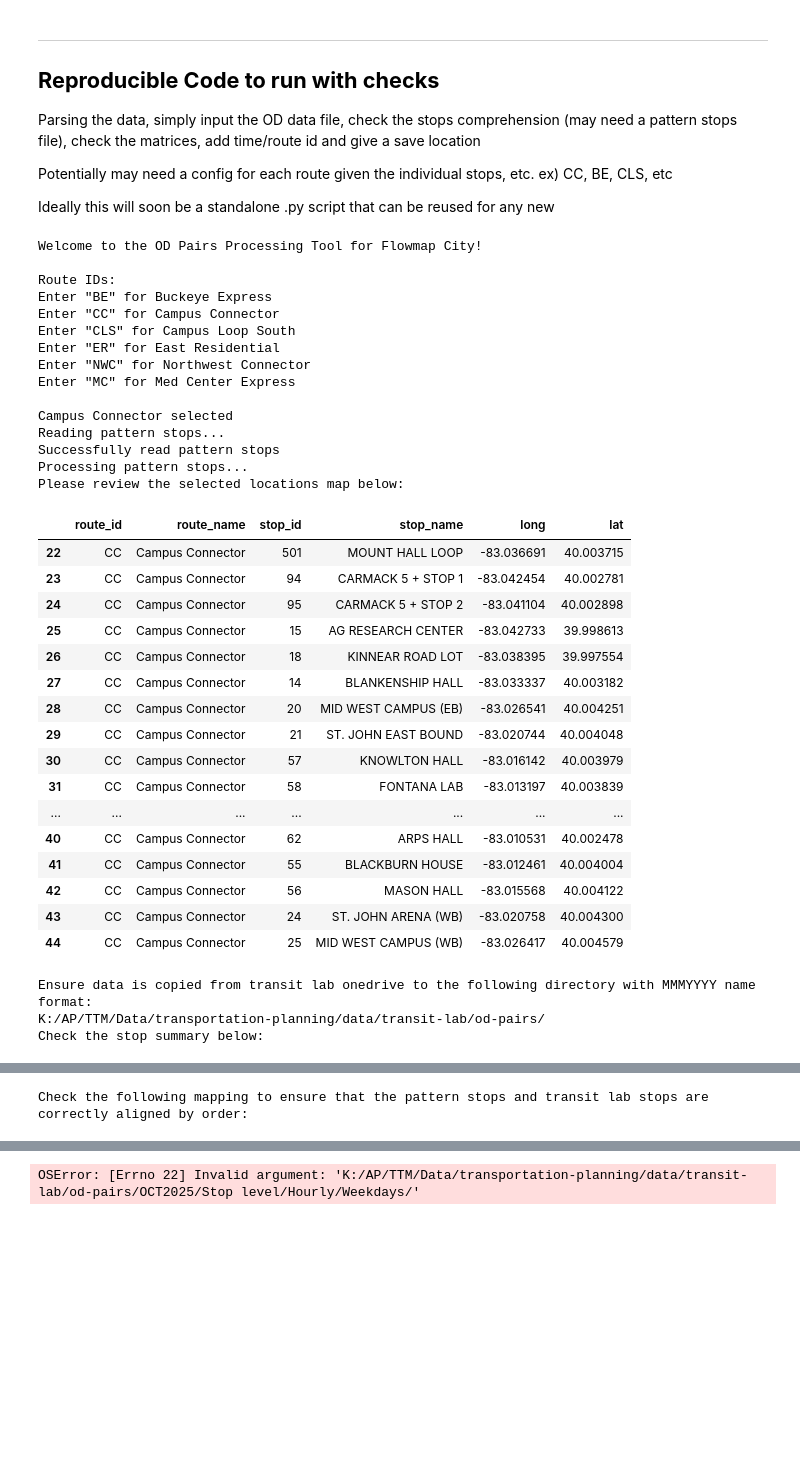
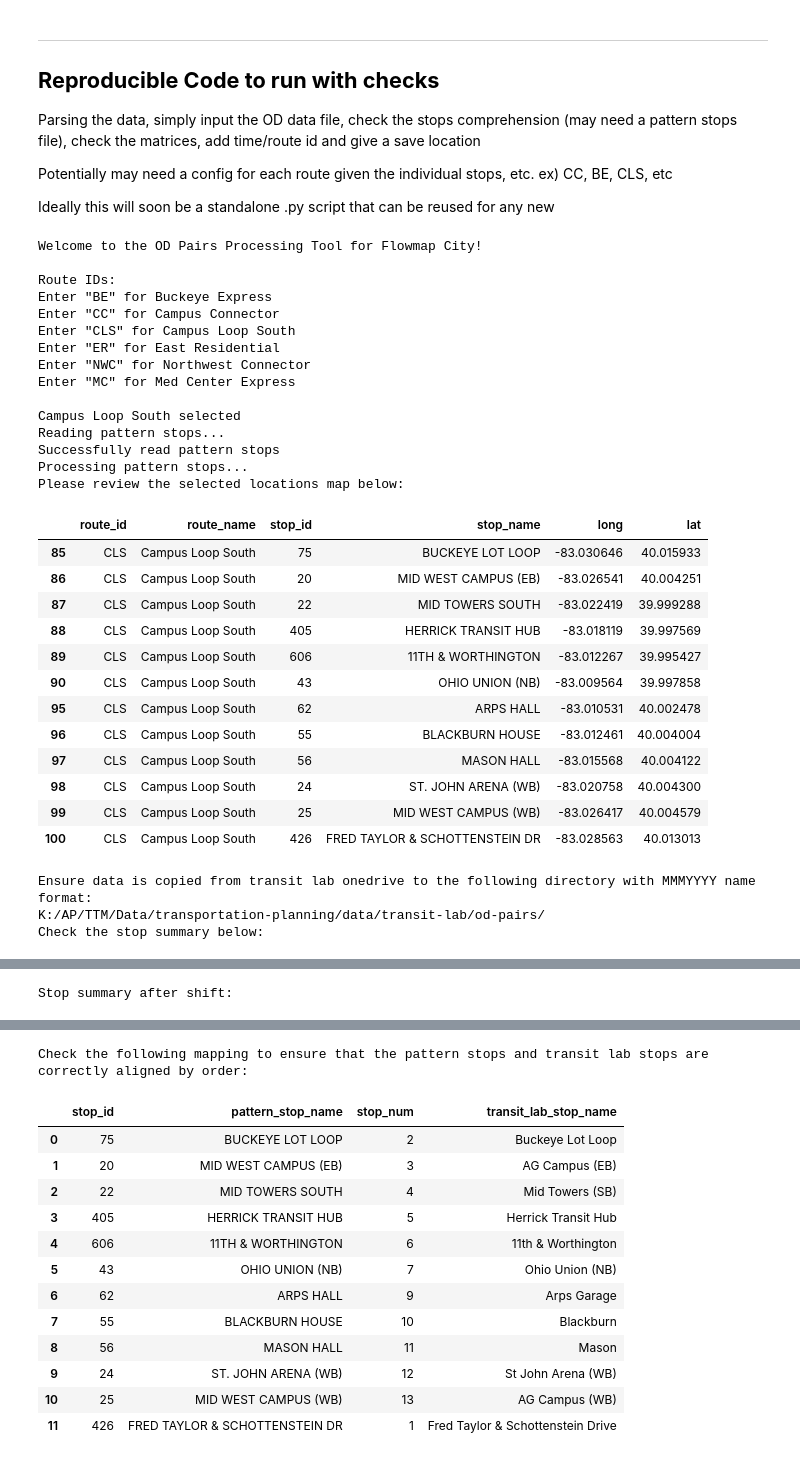
Before and after one commit to morgan1461/transportation-planning, a Jupyter notebook: od_pairs.ipynb, the cells around one changed output, grey strips where cells are left out. Cells and saved outputs as stored; diff of their text form; code cells hidden in the pictures; blank space fills up the shorter version.

Commit message:
add a check where the top index can be shifted depending on the route and order after stop deletion

```diff
--- a/od_pairs.ipynb
+++ b/od_pairs.ipynb
@@ -812,6 +812,17 @@ removal = int(input("Enter the stop_num of any stops that should be removed: "))
 weekday_stop_summary = weekday_stop_summary[weekday_stop_summary['stop_num'] != removal]
 # print('Updated stop summary after removal: ')
 # display(weekday_stop_summary)
+weekday_stop_summary = weekday_stop_summary.reset_index(drop=True)
+
+# shift rows up so a stop currently at a lower index can be bumped to index 0
+# e.g. entering 1 moves the row at index 1 to index 0, and index 0 wraps to the bottom
+shift = int(input("Enter number of positions to shift rows up (0 for no shift): ") or 0)
+if shift:
+    weekday_stop_summary = pd.concat(
+        [weekday_stop_summary.iloc[shift:], weekday_stop_summary.iloc[:shift]]
+    ).reset_index(drop=True)
+print('Stop summary after shift: ')
+display(weekday_stop_summary)
 
 # line up both pattern stops and the weekday stop summary in order in one df
 route_locations_ordered = selected_locations_map.reset_index(drop=True).copy()
@@ -864,51 +875,47 @@ for sheet_name in hourly_sheets:
     # sum carryover rows/cols into their normalized stop number so each stop appears once
     od_matrix = od_matrix.groupby(level=0).sum()
     od_matrix = od_matrix.T.groupby(level=0).sum().T
 
     sheet_long = od_matrix_to_long(od_matrix)
     sheet_long['origin_id'] = sheet_long['origin_id'].astype(str)
     sheet_long['destination_id'] = sheet_long['destination_id'].astype(str)
     sheet_long = sheet_long.groupby(['origin_id', 'destination_id'], as_index=False)['volume'].sum()
     sheet_long['time'] = sheet_name_to_time(sheet_name)
-    sheet_long['route_id'] = 'CC'
+    sheet_long['route_id'] = route_id
 
     hourly_long_frames.append(sheet_long)
 
 hourly_long_df = pd.concat(hourly_long_frames, ignore_index=True)
 hourly_long_df
 # %% [output]
 Welcome to the OD Pairs Processing Tool for Flowmap City!
 
 Route IDs:
 Enter "BE" for Buckeye Express
 Enter "CC" for Campus Connector
 Enter "CLS" for Campus Loop South
 Enter "ER" for East Residential
 Enter "NWC" for Northwest Connector
 Enter "MC" for Med Center Express
 
-Campus Connector selected
+Campus Loop South selected
 Reading pattern stops...
 Successfully read pattern stops
 Processing pattern stops...
 Please review the selected locations map below:
 |  | route_id | route_name | stop_id | stop_name | long | lat |
-| 22 | CC | Campus Connector | 501 | MOUNT HALL LOOP | -83.036691 | 40.003715 |
-| 23 | CC | Campus Connector | 94 | CARMACK 5 + STOP 1 | -83.042454 | 40.002781 |
-| 24 | CC | Campus Connector | 95 | CARMACK 5 + STOP 2 | -83.041104 | 40.002898 |
-| 25 | CC | Campus Connector | 15 | AG RESEARCH CENTER | -83.042733 | 39.998613 |
-| 26 | CC | Campus Connector | 18 | KINNEAR ROAD LOT | -83.038395 | 39.997554 |
-| 27 | CC | Campus Connector | 14 | BLANKENSHIP HALL | -83.033337 | 40.003182 |
-| 28 | CC | Campus Connector | 20 | MID WEST CAMPUS (EB) | -83.026541 | 40.004251 |
-| 29 | CC | Campus Connector | 21 | ST. JOHN EAST BOUND | -83.020744 | 40.004048 |
-| 30 | CC | Campus Connector | 57 | KNOWLTON HALL | -83.016142 | 40.003979 |
-| 31 | CC | Campus Connector | 58 | FONTANA LAB | -83.013197 | 40.003839 |
-| ... | ... | ... | ... | ... | ... | ... |
-| 40 | CC | Campus Connector | 62 | ARPS HALL | -83.010531 | 40.002478 |
-| 41 | CC | Campus Connector | 55 | BLACKBURN HOUSE | -83.012461 | 40.004004 |
-| 42 | CC | Campus Connector | 56 | MASON HALL | -83.015568 | 40.004122 |
-| 43 | CC | Campus Connector | 24 | ST. JOHN ARENA (WB) | -83.020758 | 40.004300 |
-| 44 | CC | Campus Connector | 25 | MID WEST CAMPUS (WB) | -83.026417 | 40.004579 |
+| 85 | CLS | Campus Loop South | 75 | BUCKEYE LOT LOOP | -83.030646 | 40.015933 |
+| 86 | CLS | Campus Loop South | 20 | MID WEST CAMPUS (EB) | -83.026541 | 40.004251 |
+| 87 | CLS | Campus Loop South | 22 | MID TOWERS SOUTH | -83.022419 | 39.999288 |
+| 88 | CLS | Campus Loop South | 405 | HERRICK TRANSIT HUB | -83.018119 | 39.997569 |
+| 89 | CLS | Campus Loop South | 606 | 11TH & WORTHINGTON | -83.012267 | 39.995427 |
+| 90 | CLS | Campus Loop South | 43 | OHIO UNION (NB) | -83.009564 | 39.997858 |
+| 95 | CLS | Campus Loop South | 62 | ARPS HALL | -83.010531 | 40.002478 |
+| 96 | CLS | Campus Loop South | 55 | BLACKBURN HOUSE | -83.012461 | 40.004004 |
+| 97 | CLS | Campus Loop South | 56 | MASON HALL | -83.015568 | 40.004122 |
+| 98 | CLS | Campus Loop South | 24 | ST. JOHN ARENA (WB) | -83.020758 | 40.004300 |
+| 99 | CLS | Campus Loop South | 25 | MID WEST CAMPUS (WB) | -83.026417 | 40.004579 |
+| 100 | CLS | Campus Loop South | 426 | FRED TAYLOR & SCHOTTENSTEIN DR | -83.028563 | 40.013013 |
 Ensure data is copied from transit lab onedrive to the following directory with MMMYYYY name format:
 K:/AP/TTM/Data/transportation-planning/data/transit-lab/od-pairs/
 Check the stop summary below:
@@ -932 +936 @@ Check the stop summary below:
-Check the following mapping to ensure that the pattern stops and transit lab stops are correctly aligned by order:
+Stop summary after shift:
@@ -950 +950,14 @@ Check the following mapping to ensure that the pattern stops and transit lab sto
-OSError: [Errno 22] Invalid argument: 'K:/AP/TTM/Data/transportation-planning/data/transit-lab/od-pairs/OCT2025/Stop level/Hourly/Weekdays/'
+Check the following mapping to ensure that the pattern stops and transit lab stops are correctly aligned by order:
+|  | stop_id | pattern_stop_name | stop_num | transit_lab_stop_name |
+| 0 | 75 | BUCKEYE LOT LOOP | 2 | Buckeye Lot Loop |
+| 1 | 20 | MID WEST CAMPUS (EB) | 3 | AG Campus (EB) |
+| 2 | 22 | MID TOWERS SOUTH | 4 | Mid Towers (SB) |
+| 3 | 405 | HERRICK TRANSIT HUB | 5 | Herrick Transit Hub |
+| 4 | 606 | 11TH & WORTHINGTON | 6 | 11th & Worthington |
+| 5 | 43 | OHIO UNION (NB) | 7 | Ohio Union (NB) |
+| 6 | 62 | ARPS HALL | 9 | Arps Garage |
+| 7 | 55 | BLACKBURN HOUSE | 10 | Blackburn |
+| 8 | 56 | MASON HALL | 11 | Mason |
+| 9 | 24 | ST. JOHN ARENA (WB) | 12 | St John Arena (WB) |
+| 10 | 25 | MID WEST CAMPUS (WB) | 13 | AG Campus (WB) |
+| 11 | 426 | FRED TAYLOR & SCHOTTENSTEIN DR | 1 | Fred Taylor & Schottenstein Drive |
```
Also changed, not shown: parts of 3 cells of this notebook.
